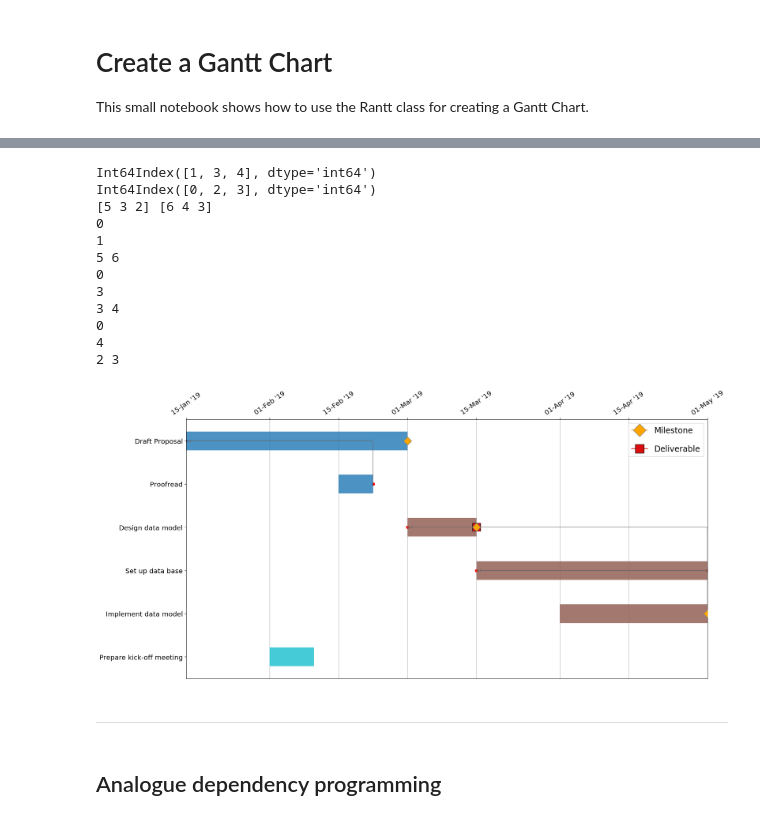
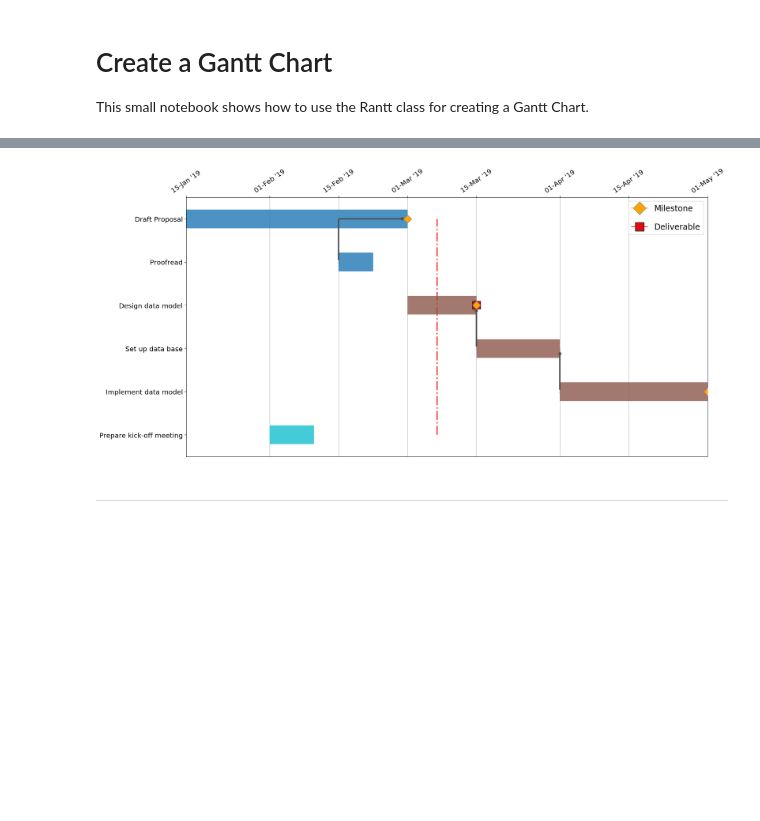
Before and after one commit to Japhiolite/Rantt, a Jupyter notebook: notebooks/Create_a_Gantt_Chart_example.ipynb, the cells around one changed output, grey strips where cells are left out. Saved outputs shown, nothing was run; the diff lists cells and outputs as text; code cells hidden in the pictures; blank space fills up the shorter version.

Commit message:
implemented dependency arrows .. more or less

```diff
--- a/notebooks/Create_a_Gantt_Chart_example.ipynb
+++ b/notebooks/Create_a_Gantt_Chart_example.ipynb
@@ -29,23 +27,9 @@ inp.showCSV()
 # %%
 %matplotlib inline
 # Plot the Gantt Chart
-inp.preparePlot()
-#inp.save('../imgs/gantt_chart.png')
+inp.preparePlot(current_date='2019-03-07')
+inp.save('../imgs/gantt_viridis.png')
 # %% [output]
-Int64Index([1, 3, 4], dtype='int64')
-Int64Index([0, 2, 3], dtype='int64')
-[5 3 2] [6 4 3]
-0
-1
-5 6
-0
-3
-3 4
-0
-4
-2 3
-[figure, old version]
+[figure, new version]
 # %% [markdown]
 ------------------------------------------------
-# %% [markdown]
-## Analogue dependency programming
```
Also changed, not shown: parts of 17 cells of this notebook, 5 other files.
